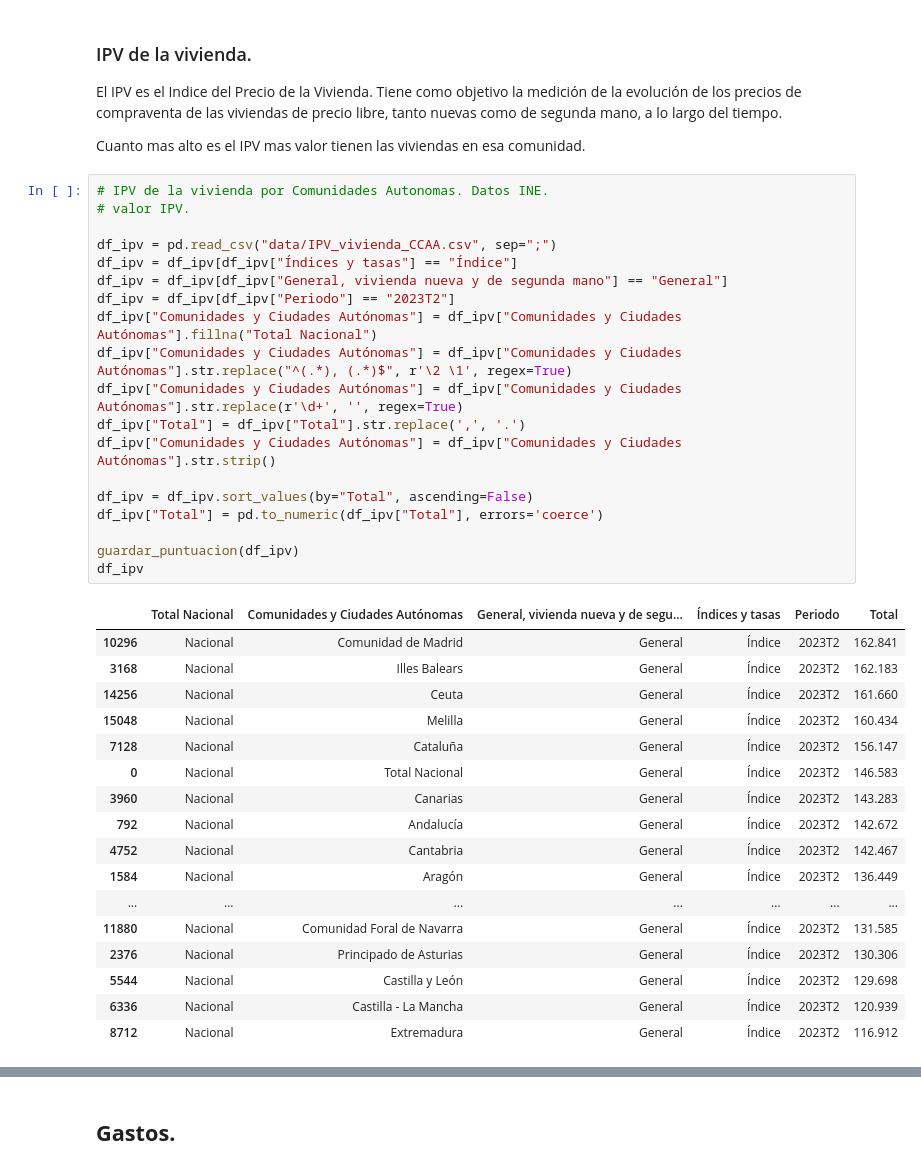
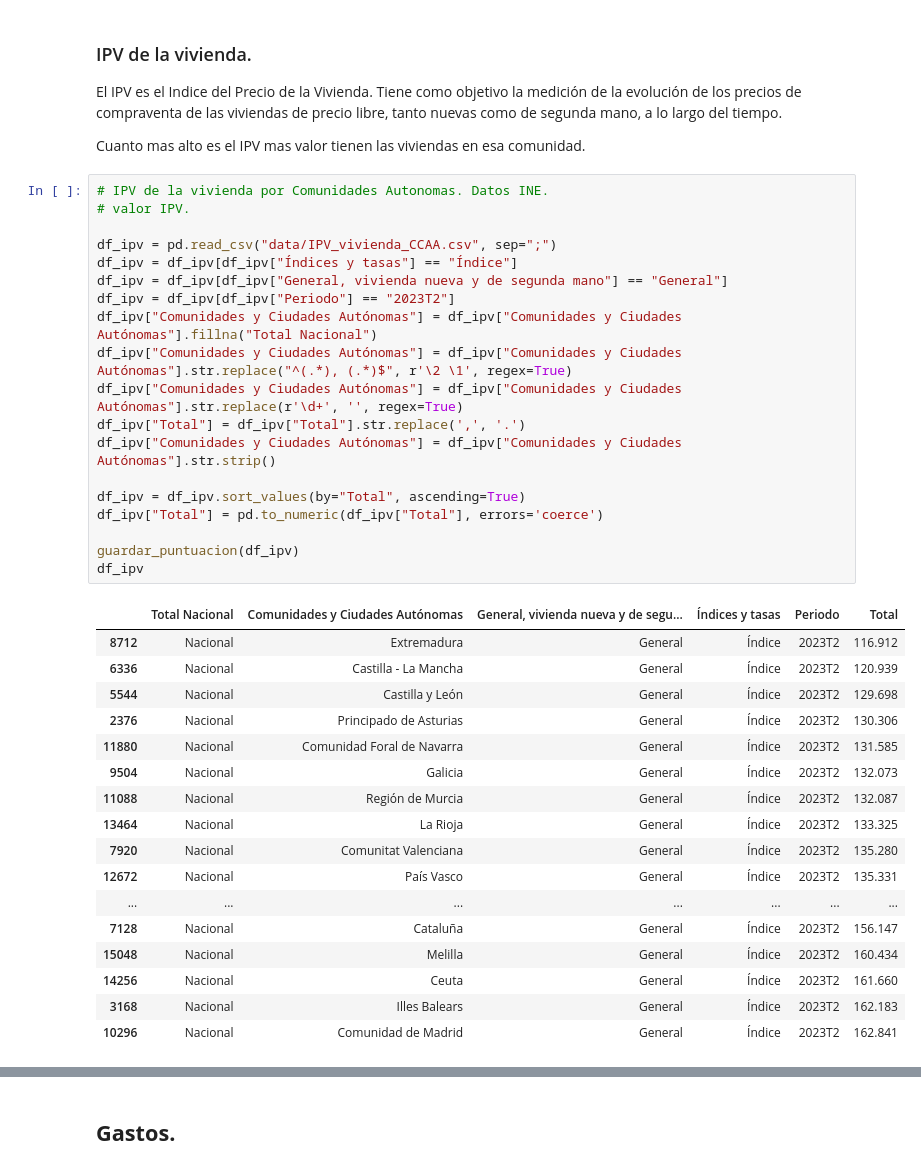
Before and after one commit to diego-dng/EDA_calidad_vida_CCAA, a Jupyter notebook: memoria_EDA.ipynb, the cells around one changed output, grey strips where cells are left out. Drawn from its saved outputs; the diff is of its cells as text.

```diff
--- a/memoria_EDA.ipynb
+++ b/memoria_EDA.ipynb
@@ -157,40 +183,40 @@ Cuanto mas alto es el IPV mas valor tienen las viviendas en esa comunidad.
 # %%
 # IPV de la vivienda por Comunidades Autonomas. Datos INE.
 # valor IPV.
 
 df_ipv = pd.read_csv("data/IPV_vivienda_CCAA.csv", sep=";")
 df_ipv = df_ipv[df_ipv["Índices y tasas"] == "Índice"]
 df_ipv = df_ipv[df_ipv["General, vivienda nueva y de segunda mano"] == "General"]
 df_ipv = df_ipv[df_ipv["Periodo"] == "2023T2"]
 df_ipv["Comunidades y Ciudades Autónomas"] = df_ipv["Comunidades y Ciudades Autónomas"].fillna("Total Nacional")
 df_ipv["Comunidades y Ciudades Autónomas"] = df_ipv["Comunidades y Ciudades Autónomas"].str.replace("^(.*), (.*)$", r'\2 \1', regex=True)
 df_ipv["Comunidades y Ciudades Autónomas"] = df_ipv["Comunidades y Ciudades Autónomas"].str.replace(r'\d+', '', regex=True)
 df_ipv["Total"] = df_ipv["Total"].str.replace(',', '.')
 df_ipv["Comunidades y Ciudades Autónomas"] = df_ipv["Comunidades y Ciudades Autónomas"].str.strip()
 
-df_ipv = df_ipv.sort_values(by="Total", ascending=False)
+df_ipv = df_ipv.sort_values(by="Total", ascending=True)
 df_ipv["Total"] = pd.to_numeric(df_ipv["Total"], errors='coerce')
 
 guardar_puntuacion(df_ipv)
 df_ipv
 # %% [output]
 |  | Total Nacional | Comunidades y Ciudades Autónomas | General, vivienda nueva y de segu... | Índices y tasas | Periodo | Total |
+| 8712 | Nacional | Extremadura | General | Índice | 2023T2 | 116.912 |
+| 6336 | Nacional | Castilla - La Mancha | General | Índice | 2023T2 | 120.939 |
+| 5544 | Nacional | Castilla y León | General | Índice | 2023T2 | 129.698 |
+| 2376 | Nacional | Principado de Asturias | General | Índice | 2023T2 | 130.306 |
+| 11880 | Nacional | Comunidad Foral de Navarra | General | Índice | 2023T2 | 131.585 |
+| 9504 | Nacional | Galicia | General | Índice | 2023T2 | 132.073 |
+| 11088 | Nacional | Región de Murcia | General | Índice | 2023T2 | 132.087 |
+| 13464 | Nacional | La Rioja | General | Índice | 2023T2 | 133.325 |
+| 7920 | Nacional | Comunitat Valenciana | General | Índice | 2023T2 | 135.280 |
+| 12672 | Nacional | País Vasco | General | Índice | 2023T2 | 135.331 |
+| ... | ... | ... | ... | ... | ... | ... |
+| 7128 | Nacional | Cataluña | General | Índice | 2023T2 | 156.147 |
+| 15048 | Nacional | Melilla | General | Índice | 2023T2 | 160.434 |
+| 14256 | Nacional | Ceuta | General | Índice | 2023T2 | 161.660 |
+| 3168 | Nacional | Illes Balears | General | Índice | 2023T2 | 162.183 |
 | 10296 | Nacional | Comunidad de Madrid | General | Índice | 2023T2 | 162.841 |
-| 3168 | Nacional | Illes Balears | General | Índice | 2023T2 | 162.183 |
-| 14256 | Nacional | Ceuta | General | Índice | 2023T2 | 161.660 |
-| 15048 | Nacional | Melilla | General | Índice | 2023T2 | 160.434 |
-| 7128 | Nacional | Cataluña | General | Índice | 2023T2 | 156.147 |
-| 0 | Nacional | Total Nacional | General | Índice | 2023T2 | 146.583 |
-| 3960 | Nacional | Canarias | General | Índice | 2023T2 | 143.283 |
-| 792 | Nacional | Andalucía | General | Índice | 2023T2 | 142.672 |
-| 4752 | Nacional | Cantabria | General | Índice | 2023T2 | 142.467 |
-| 1584 | Nacional | Aragón | General | Índice | 2023T2 | 136.449 |
-| ... | ... | ... | ... | ... | ... | ... |
-| 11880 | Nacional | Comunidad Foral de Navarra | General | Índice | 2023T2 | 131.585 |
-| 2376 | Nacional | Principado de Asturias | General | Índice | 2023T2 | 130.306 |
-| 5544 | Nacional | Castilla y León | General | Índice | 2023T2 | 129.698 |
-| 6336 | Nacional | Castilla - La Mancha | General | Índice | 2023T2 | 120.939 |
-| 8712 | Nacional | Extremadura | General | Índice | 2023T2 | 116.912 |
 # %%
 print(comunidades_autonomas)
 # %% [output]
```
Also changed, not shown: parts of 21 cells of this notebook.
